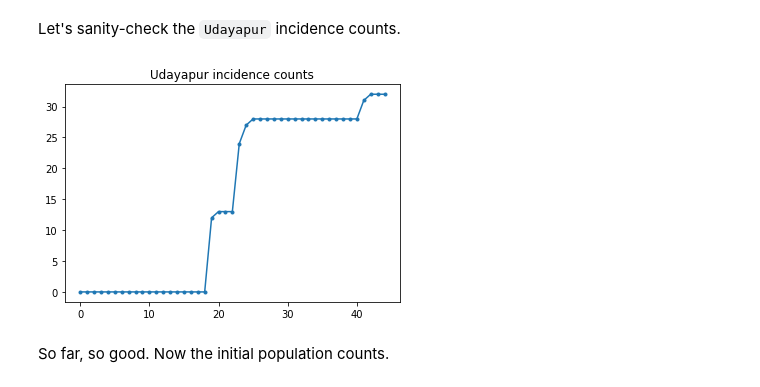
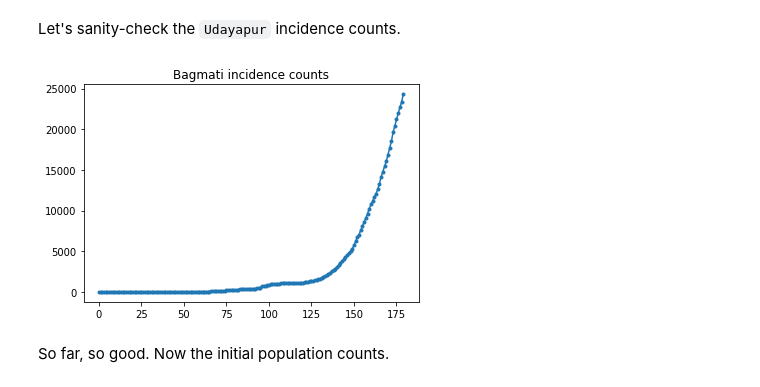
Before and after one commit to PPrasai/SEIR-simulation, a Jupyter notebook: SEIR-intercity.ipynb, the cells around one changed output. Drawn from its saved outputs; the diff is of its cells as text; code cells hidden in the pictures.

```diff
--- a/SEIR-intercity.ipynb
+++ b/SEIR-intercity.ipynb
@@ -89,2 +46,10 @@ raw_population = pd.read_csv('data/pop.csv')
+# %%
+raw_incidence = pd.read_csv('drive/MyDrive/test/final/infected_data.csv')
+raw_mobility = pd.read_csv('drive/MyDrive/test/final/mobility_data.csv')
+raw_population = pd.read_csv('drive/MyDrive/test/final/population_data.csv')
+
+raw_incidence.drop('Unnamed: 0', inplace=True, axis=1)
+raw_mobility.drop('Unnamed: 0', inplace=True, axis=1)
+raw_population.drop('Unnamed: 0', inplace=True, axis=1)
 # %% [markdown]
 Below we can see the raw incidence count per day. We are most interested in the first 14 days (January 10th to January 23rd), as the travel restrictions were put in place on the 23rd.  The paper deals with this by modeling Jan 10-23 and Jan 23+ separately, with different parameters; we will just restrict our reproduction to the earlier period.
@@ -111,0 +56,3 @@ raw_incidence
+# %%
+raw_incidence = raw_incidence[:-3]
+raw_incidence
@@ -112,11 +73,11 @@ raw_incidence
 # %% [markdown]
 Let's sanity-check the `Udayapur` incidence counts.
 # %%
-plt.plot(raw_incidence.Udayapur, '.-')
-plt.title('Udayapur incidence counts')
+plt.plot(raw_incidence['Bagmati '], '.-')
+plt.title('Bagmati incidence counts')
 plt.show()
 # %% [output]
-[figure, old version]
+[figure, new version]
 # %% [markdown]
 So far, so good.  Now the initial population counts.
 # %%
```
Also changed, not shown: parts of 42 cells of this notebook.
